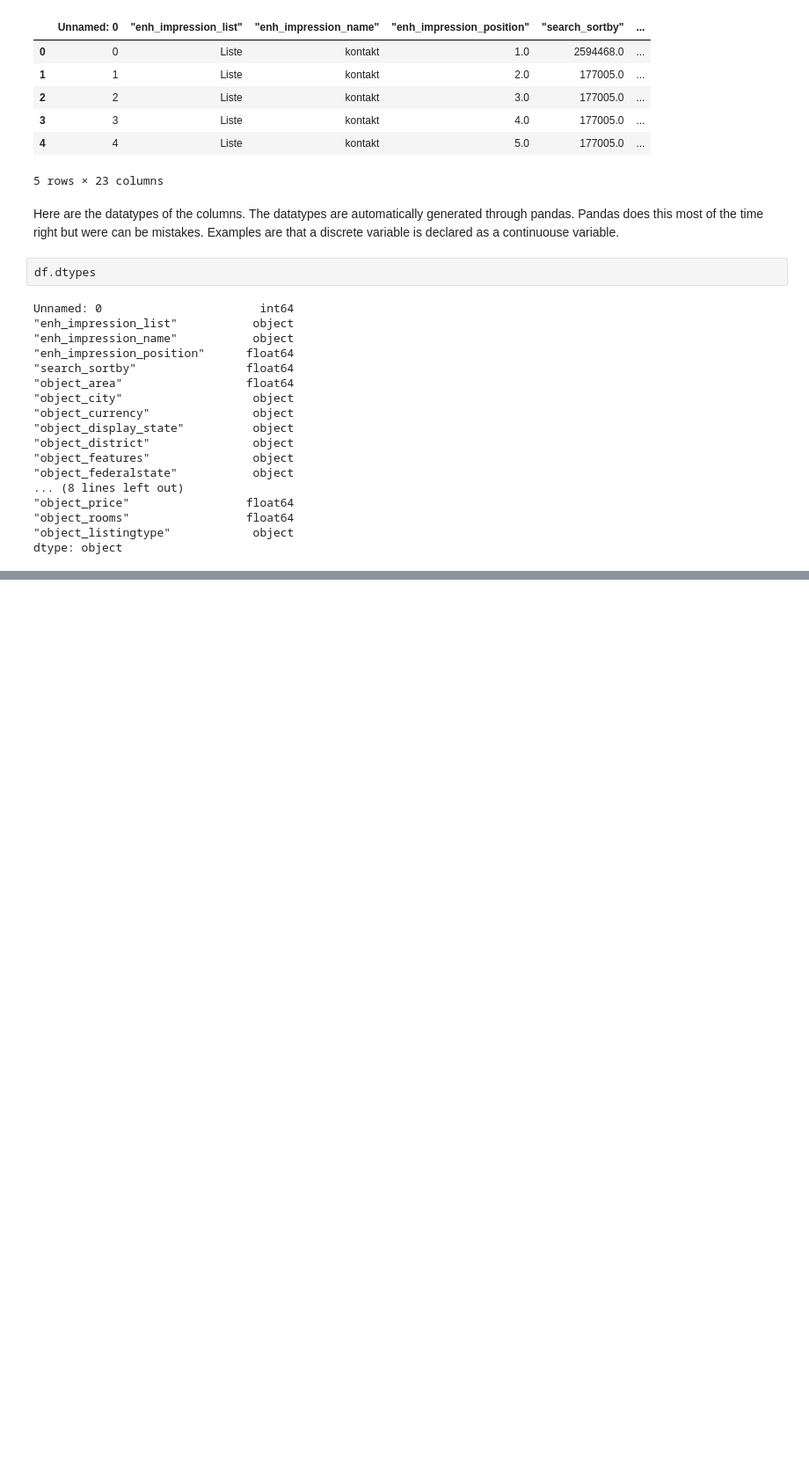
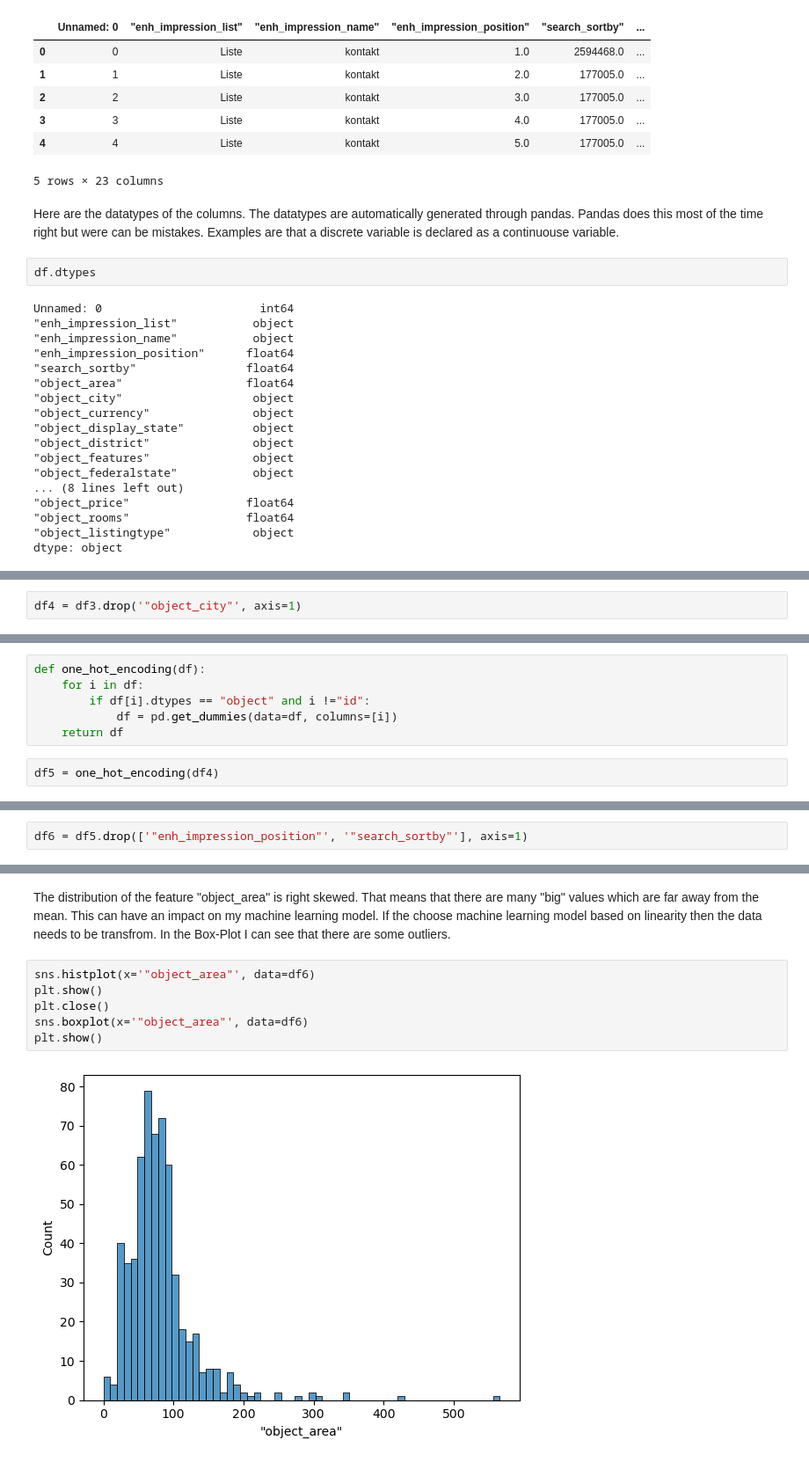
Before and after one commit to maximkiesel1/Machine_Learning_Rent_Prediction, a Jupyter notebook: Know_Your_Rent_Muc_Part_Two_EDA.ipynb, the cells around one changed output, grey strips where cells are left out. Shown: that part at 88% size. Drawn from its saved outputs; the diff is of its cells as text; blank space fills up the shorter version.

```diff
--- a/Know_Your_Rent_Muc_Part_Two_EDA.ipynb
+++ b/Know_Your_Rent_Muc_Part_Two_EDA.ipynb
@@ -82,0 +151,2 @@ dtype: object
+# %%
+df4 = df3.drop('"object_city"', axis=1)
@@ -82,0 +232,8 @@ dtype: object
+# %%
+def one_hot_encoding(df):
+    for i in df:
+        if df[i].dtypes == "object" and i !="id":
+            df = pd.get_dummies(data=df, columns=[i])
+    return df
+# %%
+df5 = one_hot_encoding(df4)
@@ -82,0 +260,2 @@ dtype: object
+# %%
+df6 = df5.drop(['"enh_impression_position"', '"search_sortby"'], axis=1)
@@ -82,0 +276,11 @@ dtype: object
+# %% [markdown]
+The distribution of the feature "object_area" is right skewed. That means that there are many "big" values which are far away from the mean. This can have an impact on my machine learning model. If the choose machine learning model based on linearity then the data needs to be transfrom.
+In the Box-Plot I can see that there are some outliers.
+# %%
+sns.histplot(x='"object_area"', data=df6)
+plt.show()
+plt.close()
+sns.boxplot(x='"object_area"', data=df6)
+plt.show()
+# %% [output]
+[figure, added]
```
Also changed, not shown: parts of 46 cells of this notebook.
